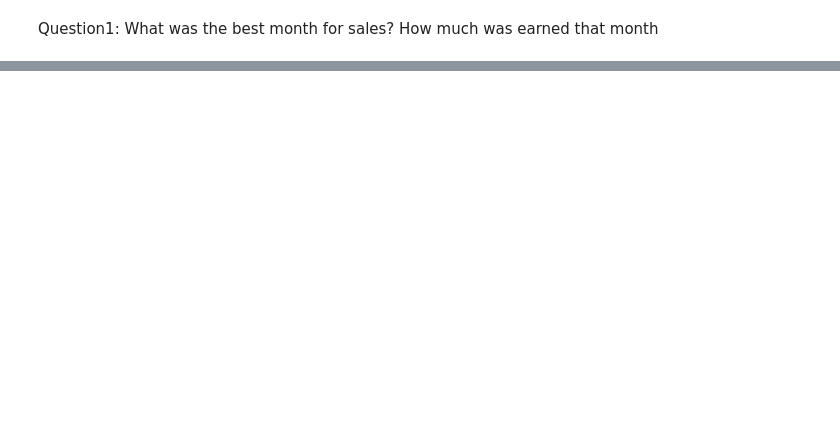
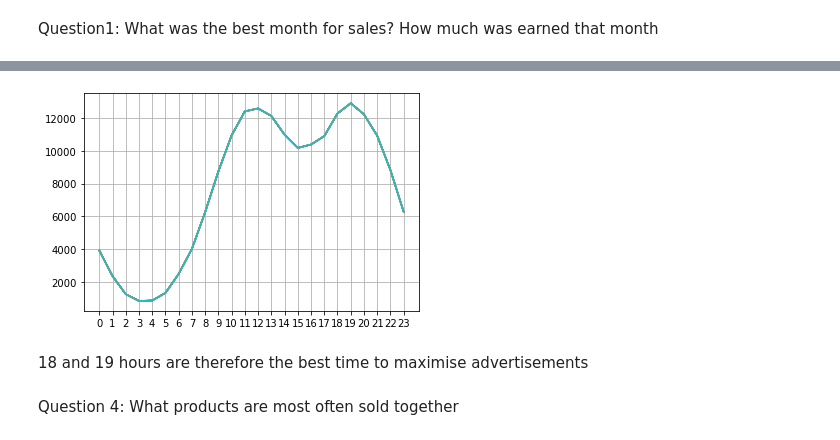
Before and after one commit to chrisokoth/Sales_Data, a Jupyter notebook: Analysis.ipynb, the cells around one changed output, grey strips where cells are left out. Drawn from its saved outputs; the diff is of its cells as text; code cells hidden in the pictures; blank space fills up the shorter version.

```diff
--- a/Analysis.ipynb
+++ b/Analysis.ipynb
@@ -138,0 +244,3 @@ TypeError: can't multiply sequence by non-int of type 'float'
+# %%
+merged_data['Order Date']=pd.to_datetime(merged_data['Order Date'])
+merged_data.head()
@@ -138,0 +254,6 @@ TypeError: can't multiply sequence by non-int of type 'float'
+# %%
+# Create an hour column with the hour number
+merged_data['Hour']= merged_data['Order Date'].dt.hour
+merged_data['Minute']= merged_data['Order Date'].dt.minute
+
+merged_data.head()
@@ -138,0 +309,18 @@ TypeError: can't multiply sequence by non-int of type 'float'
+# %%
+# plot graph to visualize the data
+import matplotlib.pyplot as plt
+
+hours, count = zip(*merged_data.groupby(['Hour']).count().iterrows())
+plt.xticks(hours)
+plt.grid()
+plt.plot(hours, count)
+plt.show()
+#This code creates two lists, "hours" and "count", by iterating over the rows of the
+#grouped count data and extracting the hour and count values. It then plots the
+#count values against the hour values.
+# %% [output]
+[figure, added]
+# %% [markdown]
+18 and 19 hours are therefore the best time to maximise advertisements
+# %% [markdown]
+Question 4: What products are most often sold together
```
Also changed, not shown: parts of 32 cells of this notebook, 1 other file.
